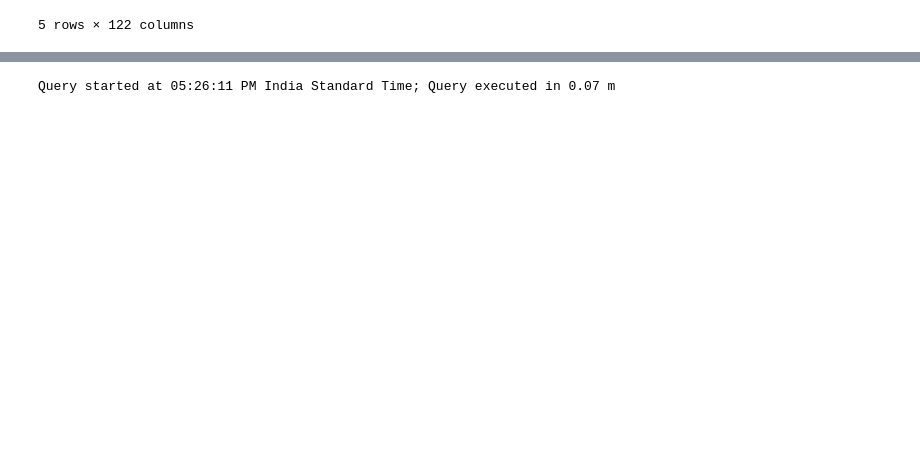
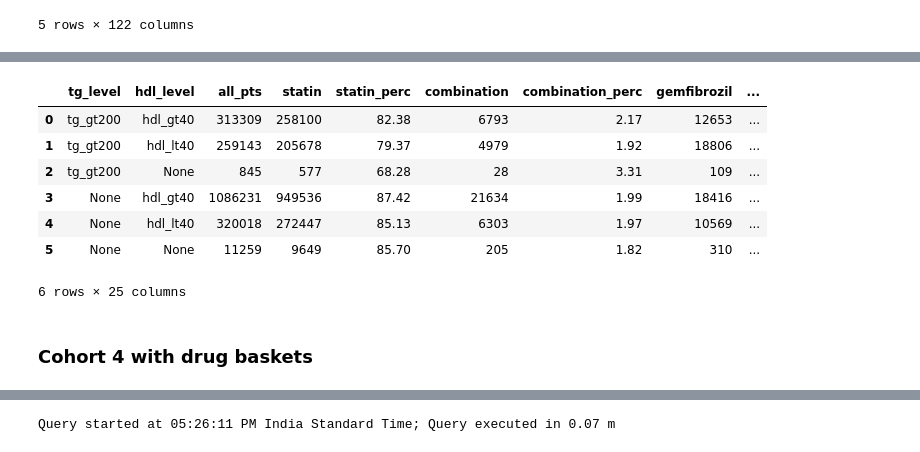
Before and after one commit to swaralit/Custom_TG, a Jupyter notebook: NDC reference.ipynb, the cells around one changed output, grey strips where cells are left out. Saved outputs shown, nothing was run; the diff lists cells and outputs as text; code cells hidden in the pictures; blank space fills up the shorter version.

```diff
--- a/NDC reference.ipynb
+++ b/NDC reference.ipynb
@@ -1221,0 +1912,47 @@ snow.select("select * from st_ndc_all limit 100")
+# %%
+%%read_sql df
+
+select
+    tg_level,
+    hdl_level,
+    sum(all_pts) as all_pts,
+
+    sum(statin) as statin,
+    round(sum(statin)/sum(all_pts)*100, 2) as statin_perc,
+
+    sum(combination) as combination,
+    round(sum(combination)/sum(all_pts)*100, 2) as combination_perc,
+
+    sum(gemfibrozil) as gemfibrozil,
+    round(sum(gemfibrozil)/sum(all_pts)*100, 2) as gemfibrozil_perc,
+
+    sum(colestipol) as colestipol,
+    round(sum(colestipol)/sum(all_pts)*100, 2) as colestipol_perc,
+
+    sum(cholestyramine) as cholestyramine,
+    round(sum(cholestyramine)/sum(all_pts)*100, 2) as cholestyramine_perc,
+
+    sum(fenofibric_acid) as fenofibric_acid,
+    round(sum(fenofibric_acid)/sum(all_pts)*100, 2) as fenofibric_acid_perc,
+
+    sum(ezetimibe) as ezetimibe,
+    round(sum(ezetimibe)/sum(all_pts)*100, 2) as ezetimibe_perc,
+
+    sum(clofibrate) as clofibrate,
+    round(sum(clofibrate)/sum(all_pts)*100, 2) as clofibrate_perc,
+
+    sum(colesevelam) as colesevelam,
+    round(sum(colesevelam)/sum(all_pts)*100, 2) as colesevelam_perc,
+
+    sum(niacin) as niacin,
+    round(sum(niacin)/sum(all_pts)*100, 2) as niacin_perc,
+
+    sum(docosahexaenoic_acid) as docosahexaenoic_acid,
+    round(sum(docosahexaenoic_acid)/sum(all_pts)*100, 2) as docosahexaenoic_acid_perc
+
+from
+    st_drugs_agg3
+
+group by tg_level, hdl_level
+order by tg_level, hdl_level
+# %% [output]
@@ -1221,0 +1960,8 @@ snow.select("select * from st_ndc_all limit 100")
+|  | tg_level | hdl_level | all_pts | statin | statin_perc | combination | combination_perc | gemfibrozil | ... |
+| 0 | tg_gt200 | hdl_gt40 | 313309 | 258100 | 82.38 | 6793 | 2.17 | 12653 | ... |
+| 1 | tg_gt200 | hdl_lt40 | 259143 | 205678 | 79.37 | 4979 | 1.92 | 18806 | ... |
+| 2 | tg_gt200 | None | 845 | 577 | 68.28 | 28 | 3.31 | 109 | ... |
+| 3 | None | hdl_gt40 | 1086231 | 949536 | 87.42 | 21634 | 1.99 | 18416 | ... |
+| 4 | None | hdl_lt40 | 320018 | 272447 | 85.13 | 6303 | 1.97 | 10569 | ... |
+| 5 | None | None | 11259 | 9649 | 85.70 | 205 | 1.82 | 310 | ... |
+6 rows × 25 columns
@@ -1221,0 +1971,2 @@ snow.select("select * from st_ndc_all limit 100")
+# %% [markdown]
+### Cohort 4 with drug baskets
```
Also changed, not shown: parts of 56 cells of this notebook, 8 other files.
